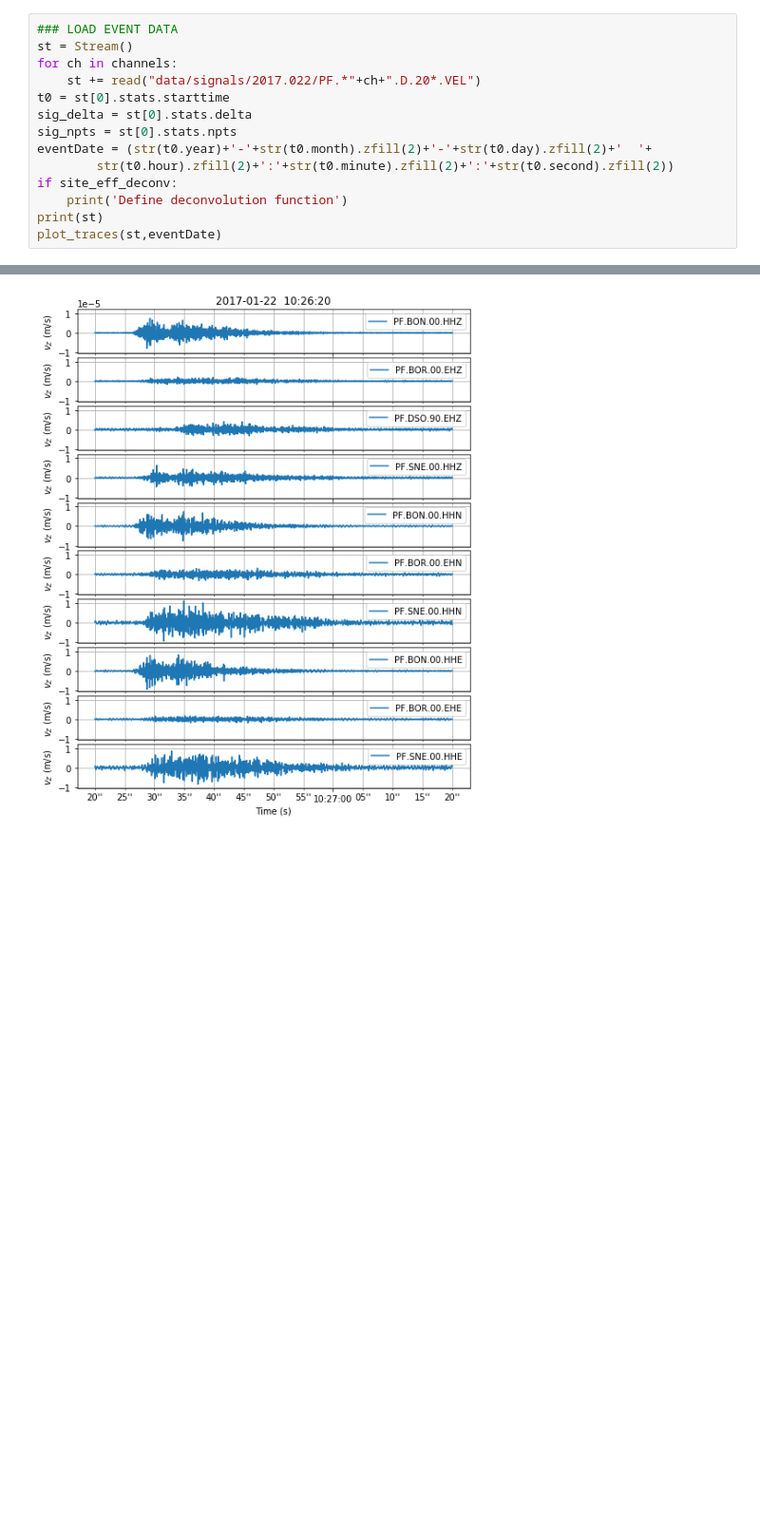
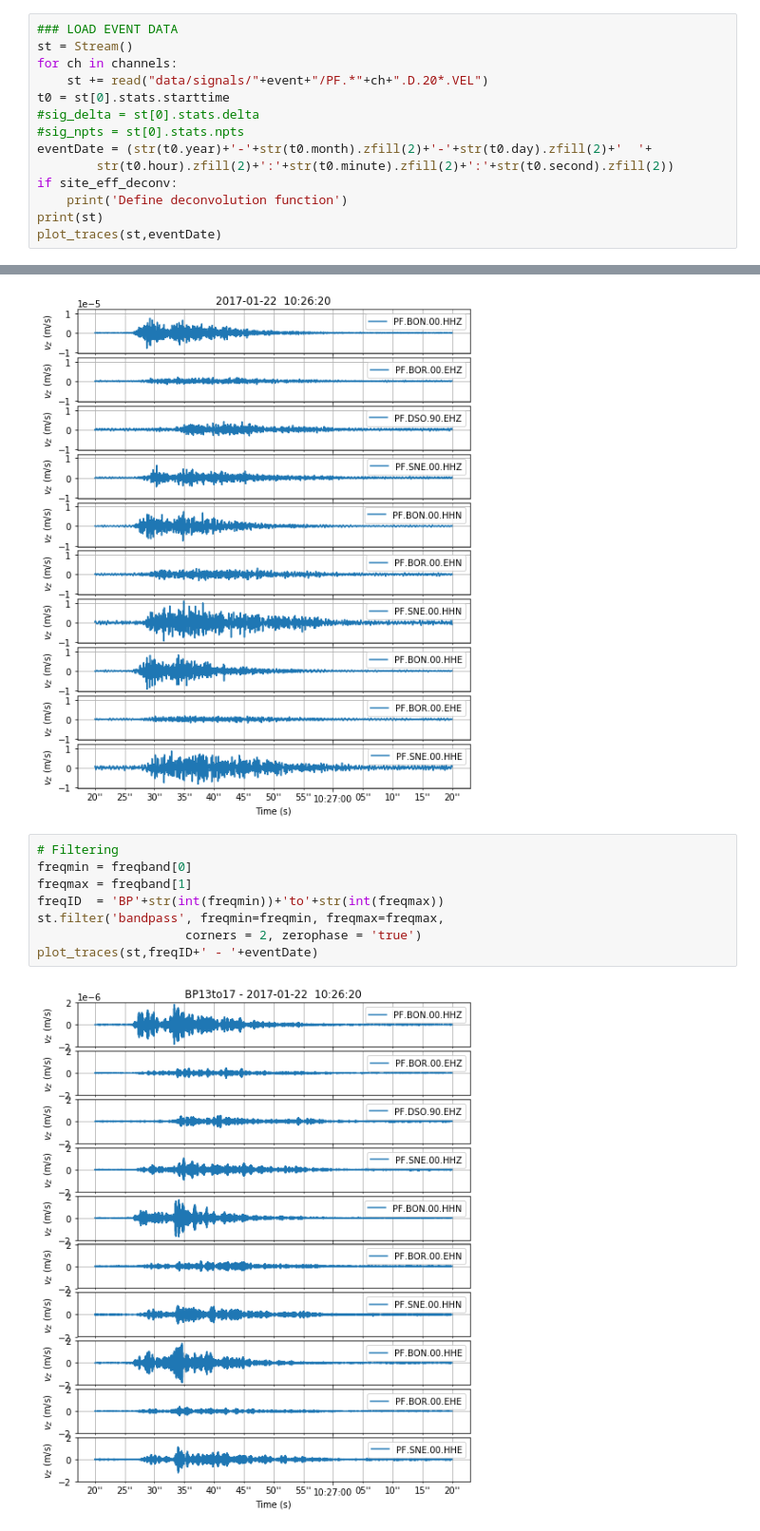
Before and after one commit to Jubeku/RF_localization, a Jupyter notebook: localize.ipynb, the cells around one changed output, grey strips where cells are left out. Shown at 95% size. Saved outputs shown, nothing was run; the diff lists cells and outputs as text; blank space fills up the shorter version.

```diff
--- a/localize.ipynb
+++ b/localize.ipynb
@@ -39,10 +39,10 @@ elif chID == 'Z':
 ### LOAD EVENT DATA
 st = Stream()
 for ch in channels:
-    st += read("data/signals/2017.022/PF.*"+ch+".D.20*.VEL")
+    st += read("data/signals/"+event+"/PF.*"+ch+".D.20*.VEL")
 t0 = st[0].stats.starttime
-sig_delta = st[0].stats.delta
-sig_npts = st[0].stats.npts
+#sig_delta = st[0].stats.delta
+#sig_npts = st[0].stats.npts
 eventDate = (str(t0.year)+'-'+str(t0.month).zfill(2)+'-'+str(t0.day).zfill(2)+'  '+
         str(t0.hour).zfill(2)+':'+str(t0.minute).zfill(2)+':'+str(t0.second).zfill(2))
 if site_eff_deconv:
@@ -62,6 +62,16 @@ PF.BON.00.HHE | 2017-01-22T10:26:20.000000Z - 2017-01-22T10:27:20.000000Z | 100.
 PF.BOR.00.EHE | 2017-01-22T10:26:20.003131Z - 2017-01-22T10:27:20.003131Z | 100.0 Hz, 6001 samples
 PF.SNE.00.HHE | 2017-01-22T10:26:19.998393Z - 2017-01-22T10:27:19.998393Z | 100.0 Hz, 6001 samples
 [figure]
+# %%
+# Filtering
+freqmin = freqband[0]
+freqmax = freqband[1]
+freqID  = 'BP'+str(int(freqmin))+'to'+str(int(freqmax))
+st.filter('bandpass', freqmin=freqmin, freqmax=freqmax,
+                    corners = 2, zerophase = 'true')
+plot_traces(st,freqID+' - '+eventDate)
+# %% [output]
+[figure, added]
 # %%
 t0_UTC = UTCDateTime(t0)
 t1_UTC = UTCDateTime(st[0].stats.endtime)
```
Also changed, not shown: parts of 5 cells of this notebook, 21 other files.
